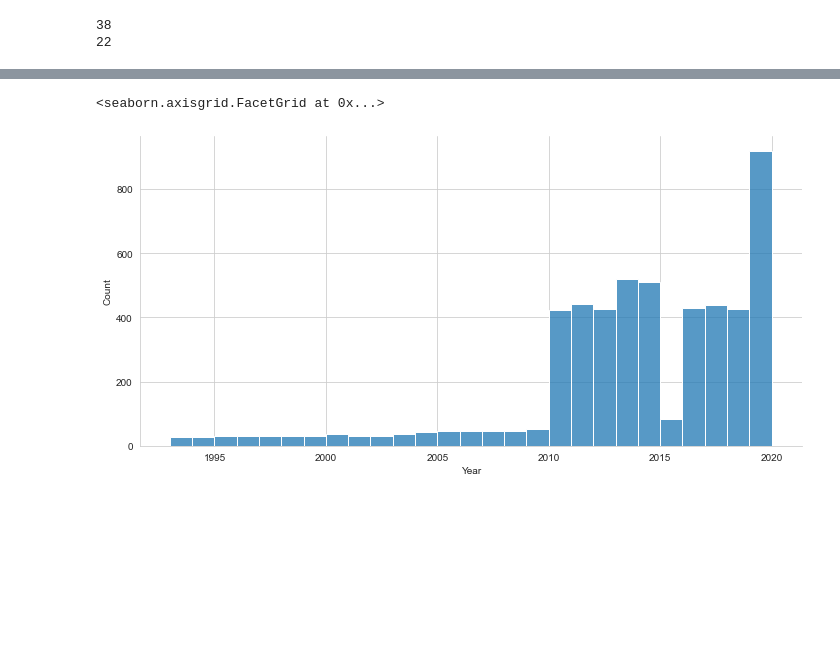
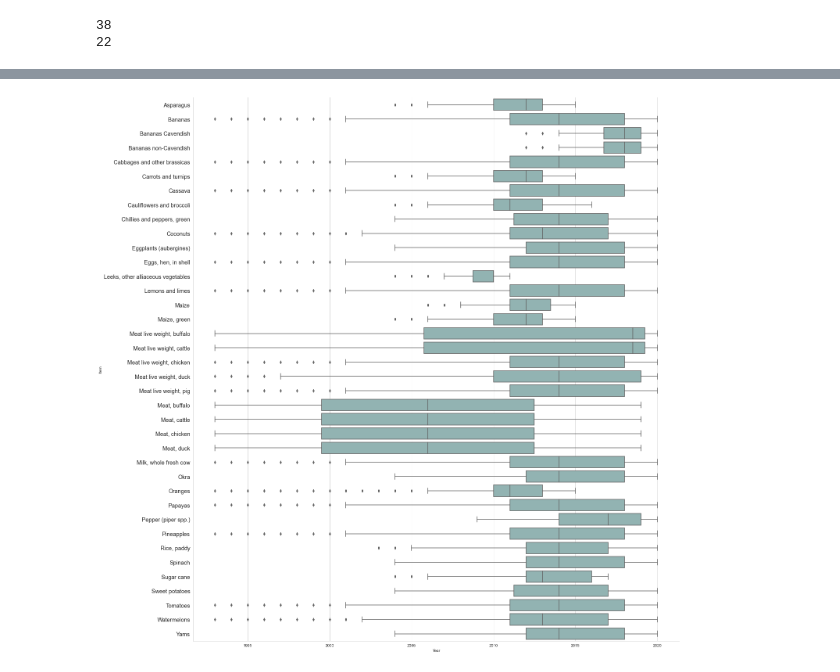
Before and after one commit to AshlanH/produce_eda, a Jupyter notebook: data-cleaning.ipynb, the cells around one changed output, grey strips where cells are left out. Cells and saved outputs as stored; diff of their text form; code cells hidden in the pictures; blank space fills up the shorter version.

```diff
--- a/data-cleaning.ipynb
+++ b/data-cleaning.ipynb
@@ -34,9 +34,12 @@ for each in df_LCU.Item.unique():
 # %%
 # Check valid_year_directionary total count
 count_true, count_false = 0, 0
+valid_items = []
 for key, values in valid_year_dictionary.items():
-    if values: count_true +=1
-    else: count_false+=1
+    if values:
+        count_true += 1
+        valid_items.append(key)
+    else: count_false += 1
 
 print (count_true)
 print (count_false)
@@ -46,2 +51,3 @@ print (count_false)
 # %%
-df10 = pd.DataFrame(data = valid_year_dictionary)
+df_fil_LCU = df_LCU[(df_LCU.Item.isin(valid_items))].reset_index()
+df_fil_LCU.to_csv('df_LCU_filtered.csv') #Save as csv
@@ -70,5 +103,15 @@ Name: Year, dtype: int64
 # %%
-sns.displot(data = df_LCU, x = 'Year', kind = 'hist', binwidth = 1, aspect=2)
+g = sns.catplot(
+    data = df_fil_LCU,
+    y = 'Item',
+    x = 'Year',
+    #aspect = 2.5,
+    height = 20,
+    kind='box',
+    color = '#8cb8b7'
+)
+
+g.ax.set_yticklabels(df_fil_LCU.Item.unique(), fontsize = 'x-large')
+plt.show()
 # %% [output]
-<seaborn.axisgrid.FacetGrid at 0x...>
-[figure, old version]
+[figure, new version]
```
Also changed, not shown: parts of 7 cells of this notebook, 2 other files.
